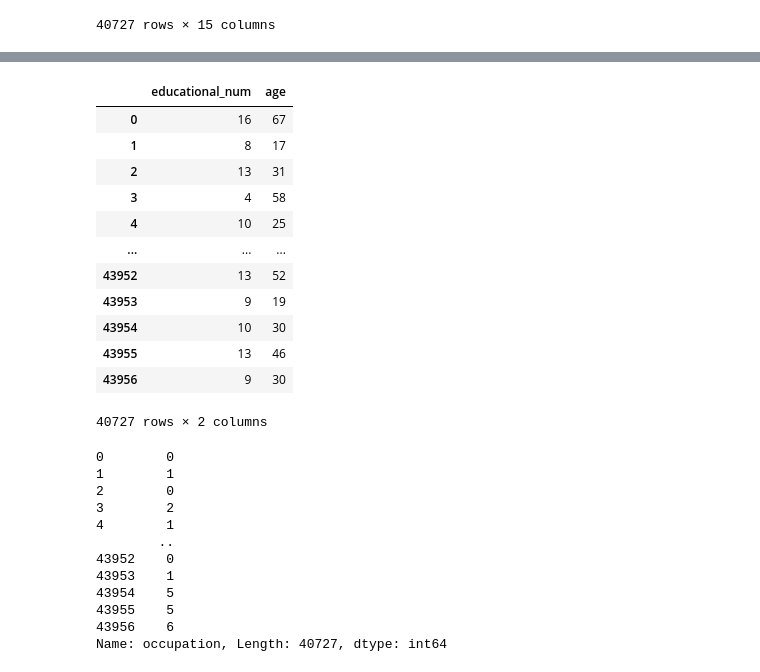
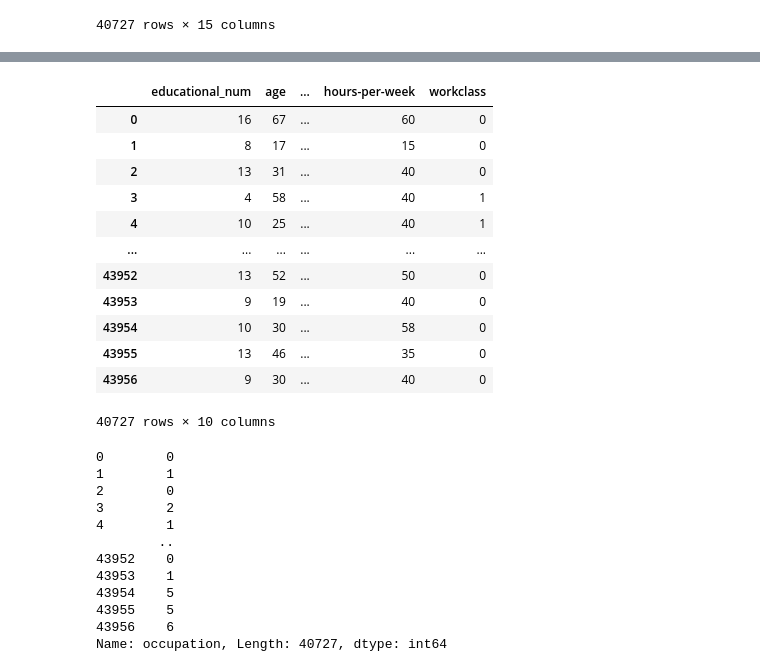
Before and after one commit to Stella-zjy/Casual-Inference, a Jupyter notebook: data_processor.ipynb, the cells around one changed output, grey strips where cells are left out. Cells and saved outputs as stored; diff of their text form; code cells hidden in the pictures.

```diff
--- a/data_processor.ipynb
+++ b/data_processor.ipynb
@@ -115,20 +163,20 @@ Using TensorFlow backend.
-# %%
-X = data[['educational_num','age']]
-X
-# %% [output]
-|  | educational_num | age |
-| 0 | 16 | 67 |
-| 1 | 8 | 17 |
-| 2 | 13 | 31 |
-| 3 | 4 | 58 |
-| 4 | 10 | 25 |
-| ... | ... | ... |
-| 43952 | 13 | 52 |
-| 43953 | 9 | 19 |
-| 43954 | 10 | 30 |
-| 43955 | 13 | 46 |
-| 43956 | 9 | 30 |
-40727 rows × 2 columns
+# %%
+X = data[['educational_num', 'age', 'race', 'gender', 'marital_status', 'native-country', 'capital-gain', 'capital-loss', 'hours-per-week', 'workclass']]
+X
+# %% [output]
+|  | educational_num | age | ... | hours-per-week | workclass |
+| 0 | 16 | 67 | ... | 60 | 0 |
+| 1 | 8 | 17 | ... | 15 | 0 |
+| 2 | 13 | 31 | ... | 40 | 0 |
+| 3 | 4 | 58 | ... | 40 | 1 |
+| 4 | 10 | 25 | ... | 40 | 1 |
+| ... | ... | ... | ... | ... | ... |
+| 43952 | 13 | 52 | ... | 50 | 0 |
+| 43953 | 9 | 19 | ... | 40 | 0 |
+| 43954 | 10 | 30 | ... | 58 | 0 |
+| 43955 | 13 | 46 | ... | 35 | 0 |
+| 43956 | 9 | 30 | ... | 40 | 0 |
+40727 rows × 10 columns
 # %%
 y = data['occupation']
 y
```
Also changed, not shown: parts of 3 cells of this notebook.
